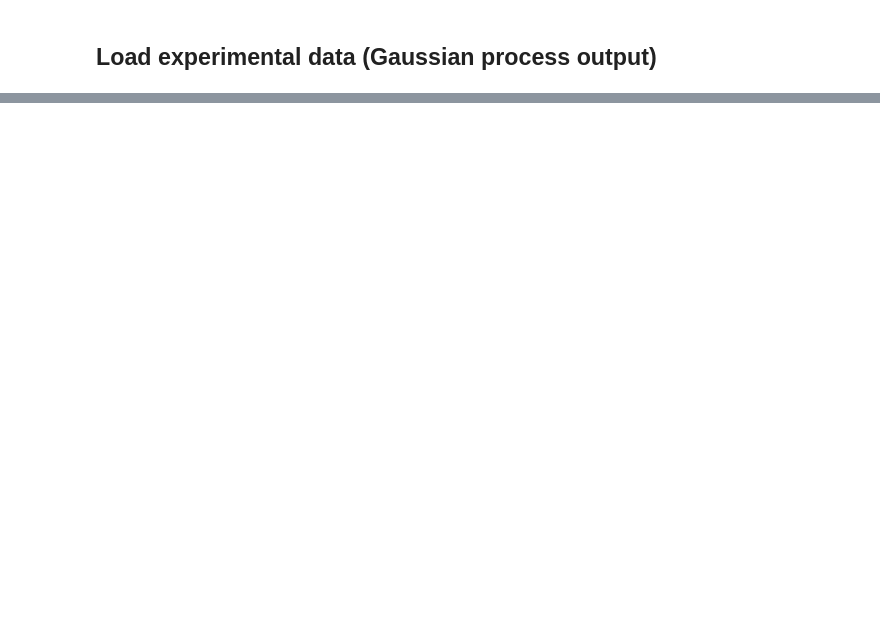
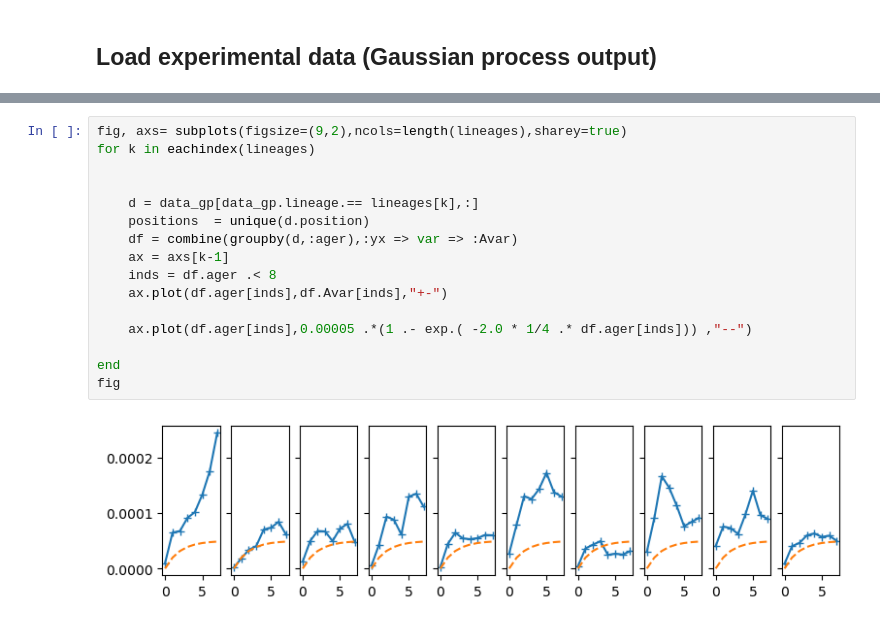
Before and after one commit to elevien/L1210, a Jupyter notebook: notebooks/fitting.ipynb, the cells around one changed output, grey strips where cells are left out. Saved outputs shown, nothing was run; the diff lists cells and outputs as text; blank space fills up the shorter version.

```diff
--- a/notebooks/fitting.ipynb
+++ b/notebooks/fitting.ipynb
@@ -238,0 +151,18 @@ UndefVarError: UndefVarError: `ensembleprob` not defined
+# %%
+fig, axs= subplots(figsize=(9,2),ncols=length(lineages),sharey=true)
+for k in eachindex(lineages)
+
+
+    d = data_gp[data_gp.lineage.== lineages[k],:]
+    positions  = unique(d.position)
+    df = combine(groupby(d,:ager),:yx => var => :Avar)
+    ax = axs[k-1]
+    inds = df.ager .< 8
+    ax.plot(df.ager[inds],df.Avar[inds],"+-")
+
+    ax.plot(df.ager[inds],0.00005 .*(1 .- exp.( -2.0 * 1/4 .* df.ager[inds])) ,"--")
+
+end
+fig
+# %% [output]
+[figure, added]
```
Also changed, not shown: parts of 31 cells of this notebook, 33 other files.
